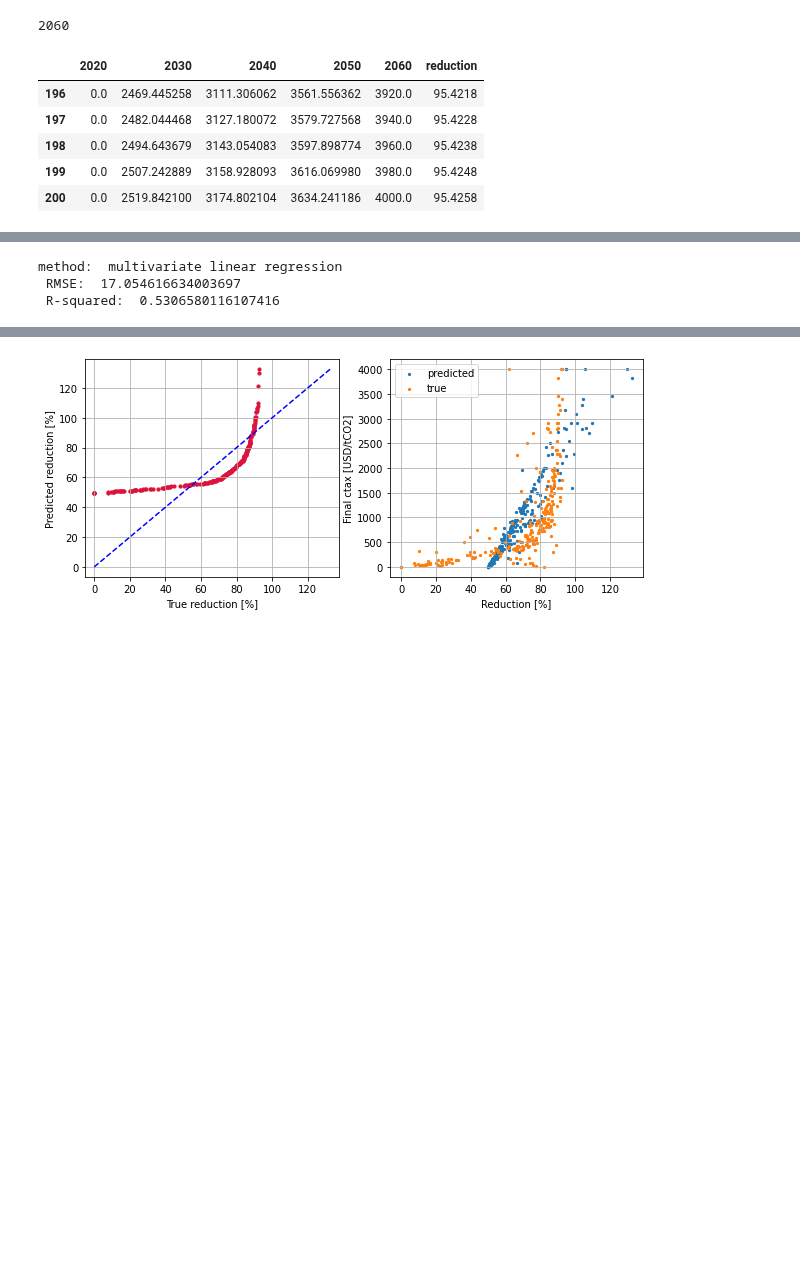
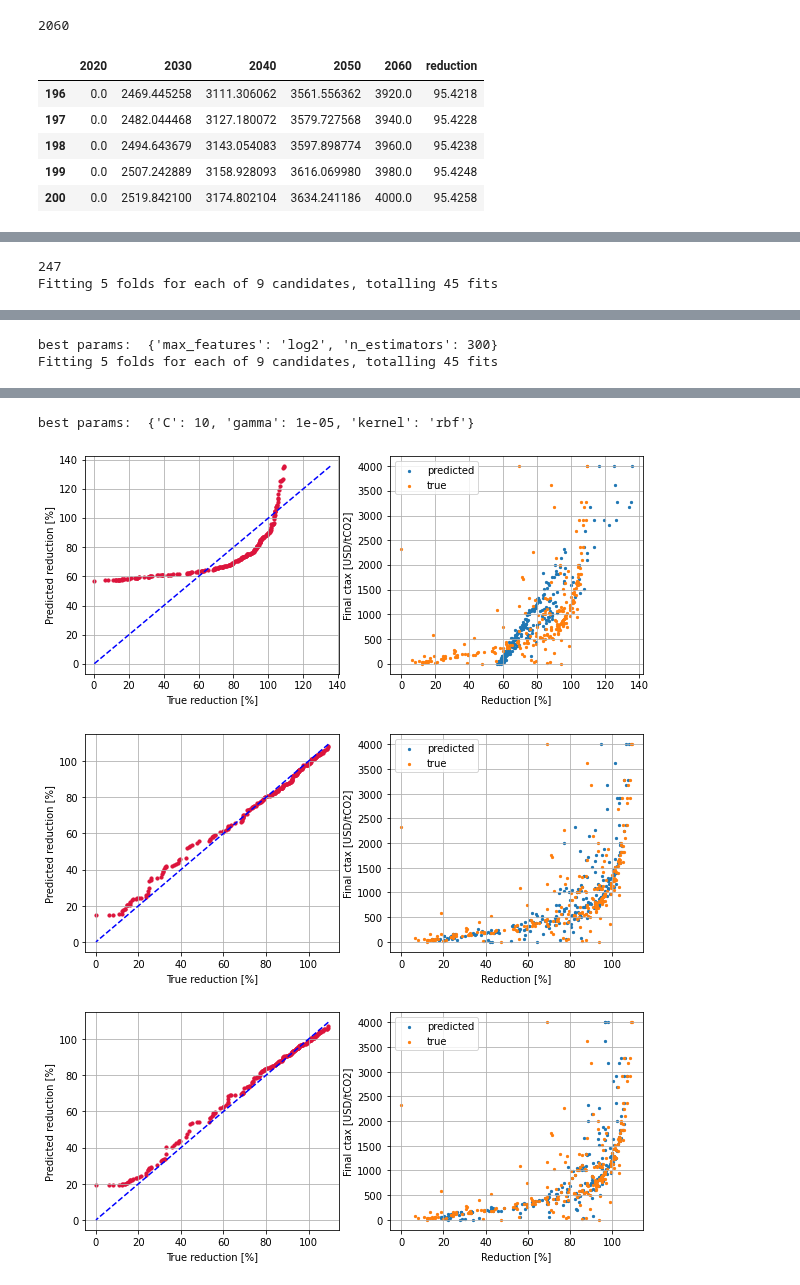
Before and after one commit to TVHTE/PBL_Code, a Jupyter notebook: Emulator/main_emulator.ipynb, the cells around one changed output, grey strips where cells are left out. Drawn from its saved outputs; the diff is of its cells as text; code cells hidden in the pictures; blank space fills up the shorter version.

```diff
--- a/Emulator/main_emulator.ipynb
+++ b/Emulator/main_emulator.ipynb
@@ -78,7 +78,7 @@ dit zijn global constants dus kan gewoon in kleine letters
 """
 
 year = 2060
-region = 11
+region = 2
 TIMERSTEP = 10
 test_size = 0.2
 stepsize_ctax_paths = 10
@@ -100,8 +100,12 @@ emissions = pd.read_csv('C:/Users/toonv/Documents/PBL/Data/co2tax_total.csv')
 years = [1971, 1981, 1991, 2001, 2011, 2021, 2031, 2041, 2051, 2061, 2071, 2081, 2091, 2100]
 columns = ['ctax_index', 'region'] + years  # dont know how to set headers for multi-index
 emissions.columns = columns
+emissions.region = emissions.region + 1
 
-baseline = emissions.loc[emissions.ctax_index == 0]
+year_world = 2061
+
+# baseline = emissions.loc[emissions.ctax_index == 0]
+world_baseline = emissions.loc[emissions.ctax_index == 0][year_world].sum()
 
 # load ctax paths csv
 ctax_paths = pd.read_excel('C:/Users/toonv/Documents/PBL/Data/IAMC_paths/all_ctax_paths.xlsx', index_col=[0])
@@ -109,8 +113,9 @@ ctax_paths.index.name = 'ctax_index'
 
 # functie met jaar en regio geeft dataframe met paths en reducties (%)
 data_for_emulator = prepare_paths.combine_azure_ctax(year, region, ctax_paths, emissions, baseline)
+data_for_emulator_world = prepare_paths.world_emulator_data(year_world, ctax_paths, emissions, world_baseline)
+
+print(data_for_emulator_world)
 
 # prepare_paths.plot_MAC(data_for_emulator)
-
-data_for_emulator.tail()
 # %% [output]
@@ -198,11 +210,12 @@ IndexError: index 63 is out of bounds for axis 0 with size 63
 # %%
 reload(emulate)
 
-x = emulate.CtaxRedEmulator(lin_paths, data_for_emulator, test_size)
+x = emulate.CtaxRedEmulator(year, region, lin_paths, data_for_emulator_world, test_size)
 
 # multi linear regression model
 multi_lin_regr_mod = x.train_ctax_MLR()
-multi_lin_plot = x.test_regr(multi_lin_regr_mod)
+print(len(multi_lin_regr_mod))
+# multi_lin_plot = x.test_regr(multi_lin_regr_mod)
 x.scatter_and_mac(multi_lin_regr_mod)
 
 # polynomial regression model
@@ -221,18 +234,19 @@ x.scatter_and_mac(multi_lin_regr_mod)
 # lasso_plot = x.test_regr(lasso_mod)
 
 # Regression tree
-# max_depth = 5
+max_depth = 5
 # regr_tree = x.train_ctax_tree(max_depth)
 # tree_plot = x.test_regr(regr_tree)
 
 # Random forest
-# regr_forest = x.train_ctax_forest(max_depth)
+regr_forest = x.train_ctax_forest(max_depth)
 # forest_plot = x.test_regr(regr_forest)
+x.scatter_and_mac(regr_forest)
 
 # SVM
-# svm_regr = x.train_SVM()
+svm_regr = x.train_SVM()
 # svm_plot = x.test_regr(svm_regr)
-# x.scatter_and_mac(svm_regr)
+x.scatter_and_mac(svm_regr)
 
 # # MLPRegressor
 # MLP_regr = x.train_MLPRegressor()
@@ -241,6 +255,5 @@ x.scatter_and_mac(multi_lin_regr_mod)
 # TensorFlow
 # TF_regr = x.train_TF()
 # %% [output]
-method:  multivariate linear regression
- RMSE:  17.054616634003697
- R-squared:  0.5306580116107416
+247
+Fitting 5 folds for each of 9 candidates, totalling 45 fits
@@ -246,0 +262,2 @@ method:  multivariate linear regression
+best params:  {'max_features': 'log2', 'n_estimators': 300}
+Fitting 5 folds for each of 9 candidates, totalling 45 fits
@@ -247,3 +267,6 @@ method:  multivariate linear regression
+best params:  {'C': 10, 'gamma': 1e-05, 'kernel': 'rbf'}
-[figure, old version]
+[figure, new version]
+[figure, added]
+[figure, added]
 # %%
 """
```
Also changed, not shown: parts of 6 cells of this notebook, 5 other files.
